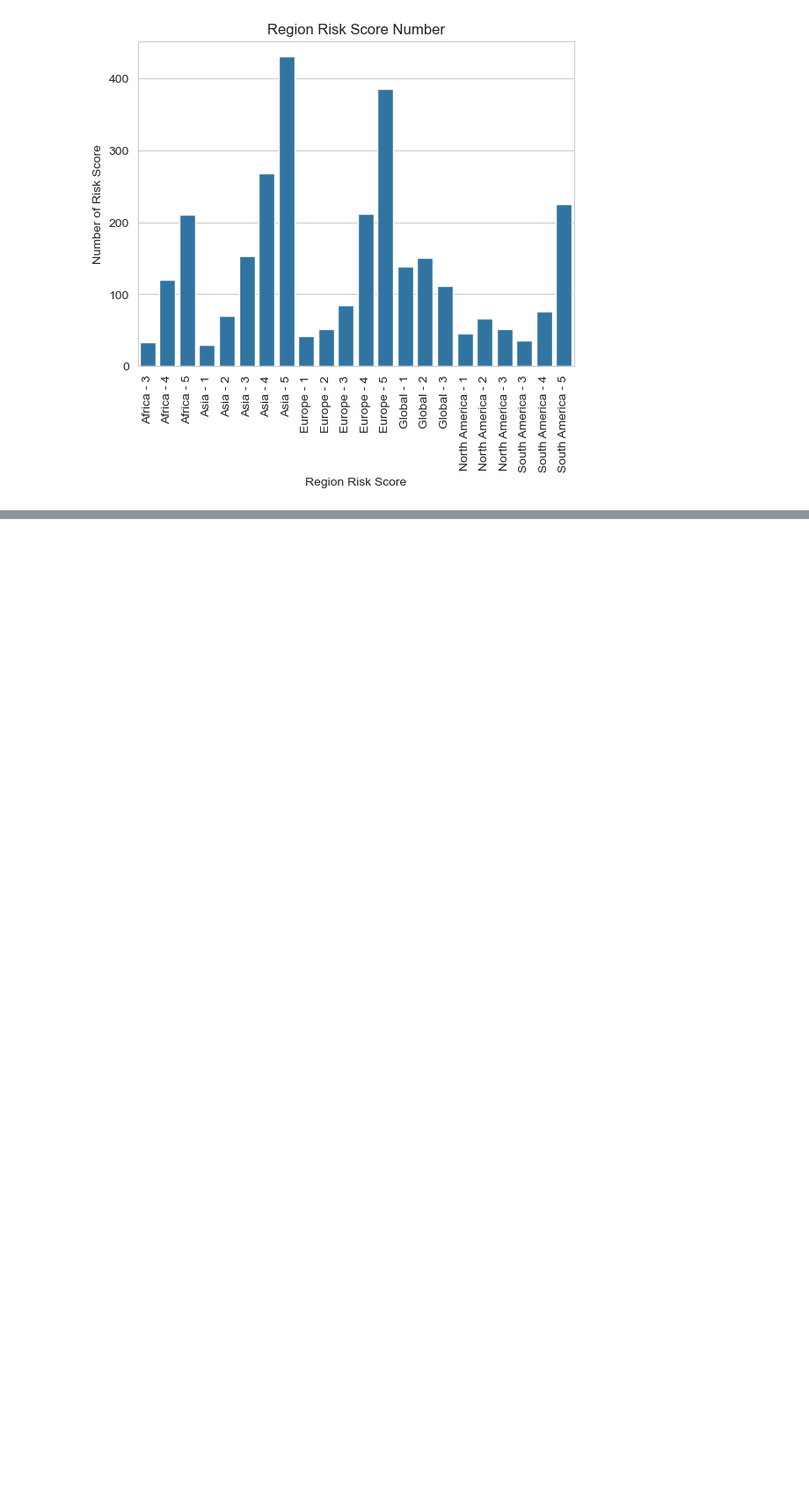
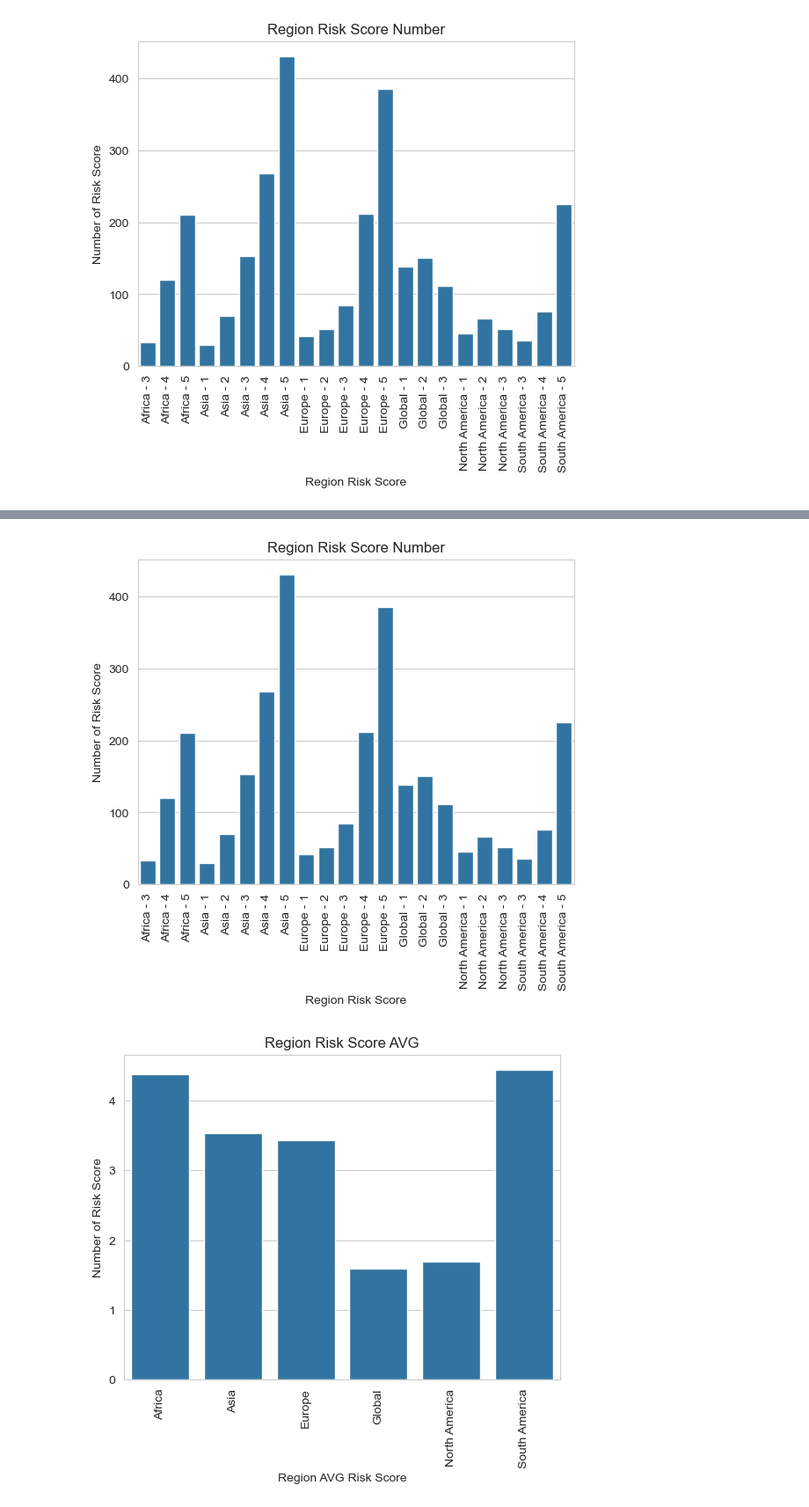
Before and after one commit to GrabarzVIII/kraljic_matrix_dataset_analisys, a Jupyter notebook: kraljic_matrix.ipynb, the cells around one changed output, grey strips where cells are left out. Shown: that part at 88% size. Saved outputs shown, nothing was run; the diff lists cells and outputs as text; code cells hidden in the pictures; blank space fills up the shorter version.

Commit message:
The moste rist region

```diff
--- a/kraljic_matrix.ipynb
+++ b/kraljic_matrix.ipynb
@@ -228,0 +246,2 @@ supply_region_df_gb.
+# %%
+supply_region_df_gb_avg = supply_region_df.groupby('Supplier_Region')['Supply_Risk_Score'].mean()
@@ -228,0 +258,29 @@ supply_region_df_gb.
+# %%
+ax = sns.barplot(
+                x=supply_region_df_gb.index
+                ,y=supply_region_df_gb['Supply_Risk_Score_Number']
+                )
+
+plt.title('Region Risk Score Number')
+plt.xlabel('Region Risk Score')
+plt.ylabel('Number of Risk Score')
+
+plt.xticks(rotation=90)
+
+plt.show()
+
+ax2 = sns.barplot(
+                x = supply_region_df_gb_avg.index
+                ,y = supply_region_df_gb_avg.values
+                )
+
+plt.title('Region Risk Score AVG')
+plt.xlabel('Region AVG Risk Score')
+plt.ylabel('Number of Risk Score')
+
+plt.xticks(rotation=90)
+
+plt.show()
+# %% [output]
+[figure, added]
+[figure, added]
```
Also changed, not shown: parts of 4 cells of this notebook.
